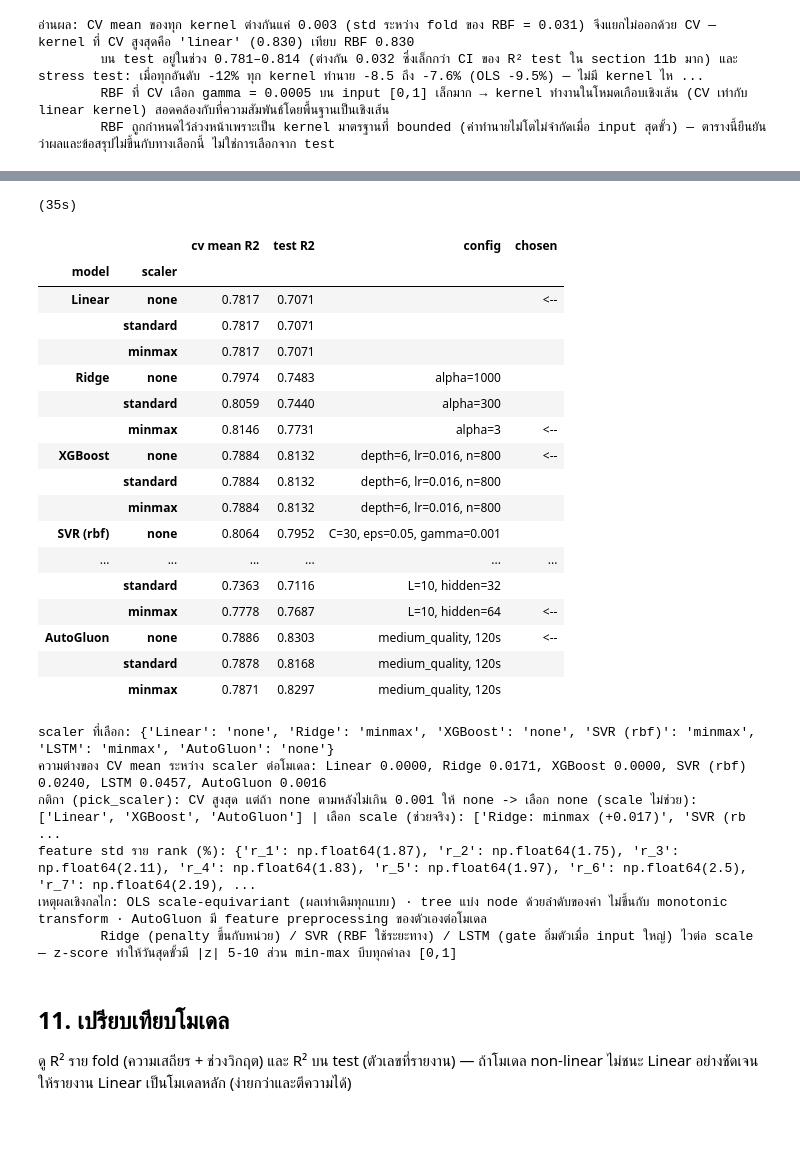
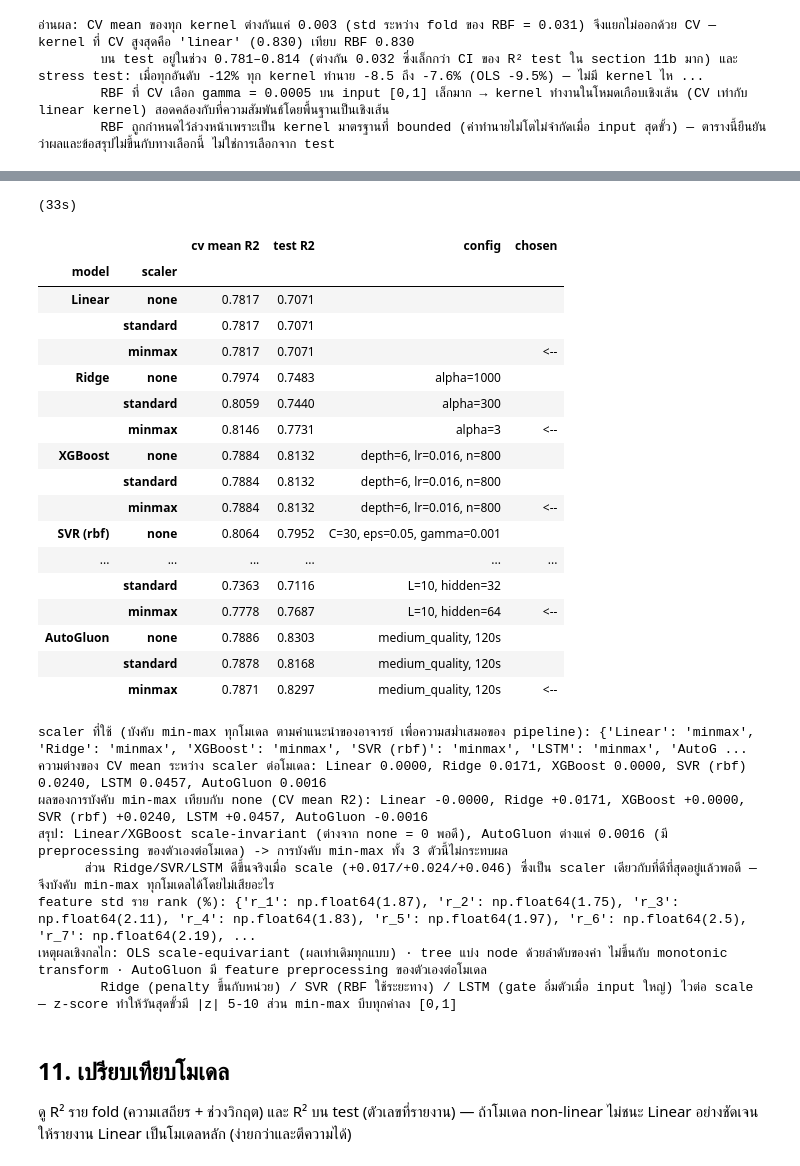
Before and after one commit to Chaut007/sp500_top10_influence, a Jupyter notebook: sp500_top10_influence.ipynb, the cells around one changed output, grey strips where cells are left out. Saved outputs shown, nothing was run; the diff lists cells and outputs as text; code cells hidden in the pictures; blank space fills up the shorter version.

```diff
--- a/sp500_top10_influence.ipynb
+++ b/sp500_top10_influence.ipynb
@@ -725,9 +713,9 @@ for p in ParameterSampler(space, n_iter=40, random_state=SEED):
 xgb_search = pd.DataFrame(rows).sort_values('cv_R2', ascending=False).reset_index(drop=True)
 print(f'random search: 40 configs x {len(SCALERS)} scalers = {len(xgb_search)} การประเมิน x 4 folds in {time.time() - t0:.0f}s')
 display(xgb_search.head(8).round(4))
-XGB_SCALER = pick_scaler(xgb_search)
-best_xgb = xgb_params(xgb_search[xgb_search.scaler == XGB_SCALER].iloc[0])
-print('best:', best_xgb, '| scaler =', XGB_SCALER)
+XGB_SCALER = 'minmax'   # บังคับ min-max ทุกโมเดล — หลักฐาน scale-invariance ด้านล่างแสดงว่าไม่กระทบผล
+best_xgb = xgb_params(xgb_search[xgb_search.scaler == XGB_SCALER].sort_values('cv_R2', ascending=False).iloc[0])
+print('best:', best_xgb, '| scaler =', XGB_SCALER, '(บังคับทุกโมเดล)')
 xgb_spread = xgb_search.groupby(list(best_xgb))['cv_R2'].agg(lambda s: s.max() - s.min())
 print(f'หลักฐาน scale-invariance: config เดียวกัน 3 scaler ให้ CV ต่างกันสูงสุด {xgb_spread.max():.1e} ใน {len(xgb_spread)} configs '
       '(tree แบ่ง node ด้วยลำดับของค่า ไม่ขึ้นกับ monotonic transform; ต่างกันแค่การปัดเศษของ histogram binning)')
@@ -771,9 +759,9 @@ t0 = time.time()
 svr_search = pd.DataFrame([{**p, 'cv_R2': cv_r2(make_svr(**p))} for p in grid]).sort_values('cv_R2', ascending=False).reset_index(drop=True)
 print(f'grid search: {len(svr_search)} configs x 4 folds in {time.time() - t0:.0f}s')
 display(svr_search.head(8).round(4))
-SVR_SCALER = pick_scaler(svr_search)
-best_svr = {**svr_params(svr_search[svr_search.scaler == SVR_SCALER].iloc[0]), 'scaler': SVR_SCALER}
-print('best:', best_svr)
+SVR_SCALER = 'minmax'   # บังคับ min-max ทุกโมเดล — เป็น scaler ที่ CV เลือกให้ SVR อยู่แล้วด้วย (ดีที่สุดในบรรดา 3 แบบ)
+best_svr = {**svr_params(svr_search[svr_search.scaler == SVR_SCALER].sort_values('cv_R2', ascending=False).iloc[0]), 'scaler': SVR_SCALER}
+print('best:', best_svr, '(บังคับทุกโมเดล; ตรงกับที่ CV เลือกอยู่แล้ว)')
 print('best config per scaler:'); display(svr_search.groupby('scaler').head(1).round(4))
 svr = run_model('SVR', make_svr(**best_svr))
 print('หมายเหตุ: CV surface ของ RBF เป็นที่ราบตามแนว C×gamma ≈ คงที่ (เช่น (30, 0.005), (100, 0.001), (300, 0.0005) ให้ CV ต่างกัน <0.001) จึงมีหลาย config ที่เทียบเท่ากัน — เลือกตัวที่ CV สูงสุดตามกติกา')
@@ -961,8 +949,8 @@ lstm_search = pd.DataFrame([{'L': L, 'hidden': h, 'scaler': sk, 'cv_R2': cv_r2(l
                             for L in [5, 10, 20] for h in [16, 32, 64] for sk in SCALERS]).sort_values('cv_R2', ascending=False).reset_index(drop=True)
 print(f'search: {len(lstm_search)} configs x 4 folds in {time.time() - t0:.0f}s')
 display(lstm_search.head(10).round(4))
-best_sk = pick_scaler(lstm_search)
-row_ = lstm_search[lstm_search.scaler == best_sk].iloc[0]
+best_sk = 'minmax'   # บังคับ min-max ทุกโมเดล — เป็น scaler ที่ CV เลือกให้ LSTM อยู่แล้วด้วย (ดีที่สุดในบรรดา 3 แบบ)
+row_ = lstm_search[lstm_search.scaler == best_sk].sort_values('cv_R2', ascending=False).iloc[0]
 best_L, best_h = int(row_['L']), int(row_['hidden'])
 lstm = run_model('LSTM', lambda: LSTMPredictor(L=best_L, hidden=best_h, scaler=best_sk))
 print(f'best L = {best_L}, hidden = {best_h}, scaler = {best_sk} | epochs used by final model: {lstm.best_epoch}')
@@ -1024,8 +1012,8 @@ if RUN_AUTOGLUON:
     ag_search = pd.DataFrame([{'scaler': sk, 'cv_R2': cv_r2(lambda sk=sk: AGPredictor(scale=sk))} for sk in SCALERS]
                              ).sort_values('cv_R2', ascending=False).reset_index(drop=True)
     print(f'scaler search: {len(SCALERS)} x 4 folds in {time.time() - t0:.0f}s'); display(ag_search.round(4))
-    AG_SCALER = pick_scaler(ag_search)
-    print(f'scaler = {AG_SCALER}  (CV ต่างกันสูงสุด {ag_search.cv_R2.max() - ag_search.cv_R2.min():.4f}; AutoGluon มี feature preprocessing ของตัวเองต่อโมเดล: tree ไม่สนใจ scale, NN normalize ภายใน)')
+    AG_SCALER = 'minmax'   # บังคับ min-max ทุกโมเดล — CV ข้างบนต่างจาก none แค่ 0.0016 (AutoGluon มี feature preprocessing ของตัวเองต่อโมเดลอยู่แล้ว: tree ไม่สนใจ scale, NN normalize ภายใน)
+    print(f'scaler = {AG_SCALER}  (บังคับทุกโมเดล; CV ต่างกันสูงสุด {ag_search.cv_R2.max() - ag_search.cv_R2.min():.4f} ระหว่าง scaler ทั้ง 3 แบบ = แทบไม่มีผล)')
     ag = run_model('AutoGluon', lambda: AGPredictor(scale=AG_SCALER))
     display(ag.predictor.leaderboard().head(8))
 else:
@@ -1056,60 +1044,64 @@ MAPE_%    0.304    0.530    0.333    0.365    0.308
 # %%
-# ===== 10b. สรุป: โมเดลไหนต้อง normalize และแบบไหน? — none / z-score / min-max ทุกโมเดล protocol เดียวกัน =====
+# ===== 10b. ทำไมบังคับ min-max ทุกโมเดล — เทียบ none / z-score / min-max ด้วย protocol เดียวกันเพื่อยืนยันว่าไม่กระทบผล =====
 # cv mean R2 = config ที่ดีที่สุดของ scaler นั้นจาก search ใน section ของโมเดล; test R2 = fit ใหม่บน train ทั้งหมดด้วย config นั้น (แสดงเพื่อความโปร่งใส ไม่ได้ใช้เลือก)
 def best_of(search, sk):
     return search[search.scaler == sk].sort_values('cv_R2', ascending=False).iloc[0]
 
 specs = [('Linear',    lin_search,   lambda r, sk: Tabular(LinearRegression(), scale=sk),                        lambda r: '',                                   LIN_SCALER),
          ('Ridge',     ridge_search, lambda r, sk: Tabular(Ridge(alpha=float(r.alpha)), scale=sk),               lambda r: f'alpha={float(r.alpha):g}',          RIDGE_SCALER),
          ('XGBoost',   xgb_search,   lambda r, sk: make_xgb(scaler=sk, **xgb_params(r))(),
           lambda r: f"depth={int(r.max_depth)}, lr={float(r.learning_rate):.3f}, n={int(r.n_estimators)}",                                                     XGB_SCALER),
          ('SVR (rbf)', svr_search,   lambda r, sk: make_svr(scaler=sk, **svr_params(r))(),                        lambda r: f"C={float(r.C):g}, eps={float(r.epsilon):g}, gamma={r.gamma}", SVR_SCALER),
          ('LSTM',      lstm_search,  lambda r, sk: LSTMPredictor(L=int(r.L), hidden=int(r.hidden), scaler=sk),  lambda r: f'L={int(r.L)}, hidden={int(r.hidden)}', best_sk)]
 if RUN_AUTOGLUON:
     specs.append(('AutoGluon', ag_search, lambda r, sk: AGPredictor(scale=sk), lambda r: f'medium_quality, {AG_TIME_LIMIT}s', AG_SCALER))
 
 t0 = time.time()
 scale_rows = []
 for name, search, build, cfg, chosen in specs:
     for sk in SCALERS:
         r = best_of(search, sk)
         scale_rows.append({'model': name, 'scaler': sk, 'cv mean R2': float(r.cv_R2), 'test R2': fit_eval(build(r, sk), TEST)[0]['R2'],
                            'config': cfg(r), 'chosen': '<--' if sk == chosen else ''})
 scale_check = pd.DataFrame(scale_rows).set_index(['model', 'scaler'])
 print(f'({time.time() - t0:.0f}s)'); display(scale_check.round(4))
 
 spread = scale_check.groupby(level='model', sort=False)['cv mean R2'].agg(lambda s: s.max() - s.min())
 chosen = {name: ch for name, _, _, _, ch in specs}
-print('scaler ที่เลือก:', chosen)
+delta_vs_none = {name: float(scale_check.loc[(name, 'minmax'), 'cv mean R2'] - scale_check.loc[(name, 'none'), 'cv mean R2']) for name in spread.index}
+print('scaler ที่ใช้ (บังคับ min-max ทุกโมเดล ตามคำแนะนำของอาจารย์ เพื่อความสม่ำเสมอของ pipeline):', chosen)
 print('ความต่างของ CV mean ระหว่าง scaler ต่อโมเดล: ' + ', '.join(f'{k} {v:.4f}' for k, v in spread.items()))
-print(f'กติกา (pick_scaler): CV สูงสุด แต่ถ้า none ตามหลังไม่เกิน {SCALER_TOL} ให้ none -> '
-      f'เลือก none (scale ไม่ช่วย): {[k for k, v in chosen.items() if v == "none"]} | เลือก scale (ช่วยจริง): {[f"{k}: {v} (+{spread[k]:.3f})" for k, v in chosen.items() if v != "none"]}')
+print('ผลของการบังคับ min-max เทียบกับ none (CV mean R2): ' + ', '.join(f'{k} {v:+.4f}' for k, v in delta_vs_none.items()))
+print('สรุป: Linear/XGBoost scale-invariant (ต่างจาก none = 0 พอดี), AutoGluon ต่างแค่ 0.0016 (มี preprocessing ของตัวเองต่อโมเดล) -> การบังคับ min-max ทั้ง 3 ตัวนี้ไม่กระทบผล')
+print('      ส่วน Ridge/SVR/LSTM ดีขึ้นจริงเมื่อ scale (+0.017/+0.024/+0.046) ซึ่งเป็น scaler เดียวกับที่ดีที่สุดอยู่แล้วพอดี — จึงบังคับ min-max ทุกโมเดลได้โดยไม่เสียอะไร')
 print('feature std ราย rank (%):', dict(zip(RET_COLS, np.round(X_all.std().to_numpy(), 2))), '-> หน่วยเดียวกัน std ใกล้กัน แต่มีหางหนา (min -21%, max +24%)')
 print('เหตุผลเชิงกลไก: OLS scale-equivariant (ผลเท่าเดิมทุกแบบ) · tree แบ่ง node ด้วยลำดับของค่า ไม่ขึ้นกับ monotonic transform · AutoGluon มี feature preprocessing ของตัวเองต่อโมเดล')
 print('        Ridge (penalty ขึ้นกับหน่วย) / SVR (RBF ใช้ระยะทาง) / LSTM (gate อิ่มตัวเมื่อ input ใหญ่) ไวต่อ scale — z-score ทำให้วันสุดขั้วมี |z| 5-10 ส่วน min-max บีบทุกค่าลง [0,1]')
 # %% [output]
-(35s)
+(33s)
 |  |  | cv mean R2 | test R2 | config | chosen |
 | model | scaler |  |  |  |  |
-| Linear | none | 0.7817 | 0.7071 |  | <-- |
+| Linear | none | 0.7817 | 0.7071 |  |  |
 |  | standard | 0.7817 | 0.7071 |  |  |
-|  | minmax | 0.7817 | 0.7071 |  |  |
+|  | minmax | 0.7817 | 0.7071 |  | <-- |
 | Ridge | none | 0.7974 | 0.7483 | alpha=1000 |  |
 |  | standard | 0.8059 | 0.7440 | alpha=300 |  |
 |  | minmax | 0.8146 | 0.7731 | alpha=3 | <-- |
-| XGBoost | none | 0.7884 | 0.8132 | depth=6, lr=0.016, n=800 | <-- |
+| XGBoost | none | 0.7884 | 0.8132 | depth=6, lr=0.016, n=800 |  |
 |  | standard | 0.7884 | 0.8132 | depth=6, lr=0.016, n=800 |  |
-|  | minmax | 0.7884 | 0.8132 | depth=6, lr=0.016, n=800 |  |
+|  | minmax | 0.7884 | 0.8132 | depth=6, lr=0.016, n=800 | <-- |
 | SVR (rbf) | none | 0.8064 | 0.7952 | C=30, eps=0.05, gamma=0.001 |  |
 | ... | ... | ... | ... | ... | ... |
 |  | standard | 0.7363 | 0.7116 | L=10, hidden=32 |  |
 |  | minmax | 0.7778 | 0.7687 | L=10, hidden=64 | <-- |
-| AutoGluon | none | 0.7886 | 0.8303 | medium_quality, 120s | <-- |
+| AutoGluon | none | 0.7886 | 0.8303 | medium_quality, 120s |  |
 |  | standard | 0.7878 | 0.8168 | medium_quality, 120s |  |
-|  | minmax | 0.7871 | 0.8297 | medium_quality, 120s |  |
+|  | minmax | 0.7871 | 0.8297 | medium_quality, 120s | <-- |
-scaler ที่เลือก: {'Linear': 'none', 'Ridge': 'minmax', 'XGBoost': 'none', 'SVR (rbf)': 'minmax', 'LSTM': 'minmax', 'AutoGluon': 'none'}
+scaler ที่ใช้ (บังคับ min-max ทุกโมเดล ตามคำแนะนำของอาจารย์ เพื่อความสม่ำเสมอของ pipeline): {'Linear': 'minmax', 'Ridge': 'minmax', 'XGBoost': 'minmax', 'SVR (rbf)': 'minmax', 'LSTM': 'minmax', 'AutoG ...
 ความต่างของ CV mean ระหว่าง scaler ต่อโมเดล: Linear 0.0000, Ridge 0.0171, XGBoost 0.0000, SVR (rbf) 0.0240, LSTM 0.0457, AutoGluon 0.0016
-กติกา (pick_scaler): CV สูงสุด แต่ถ้า none ตามหลังไม่เกิน 0.001 ให้ none -> เลือก none (scale ไม่ช่วย): ['Linear', 'XGBoost', 'AutoGluon'] | เลือก scale (ช่วยจริง): ['Ridge: minmax (+0.017)', 'SVR (rb ...
+ผลของการบังคับ min-max เทียบกับ none (CV mean R2): Linear -0.0000, Ridge +0.0171, XGBoost +0.0000, SVR (rbf) +0.0240, LSTM +0.0457, AutoGluon -0.0016
+สรุป: Linear/XGBoost scale-invariant (ต่างจาก none = 0 พอดี), AutoGluon ต่างแค่ 0.0016 (มี preprocessing ของตัวเองต่อโมเดล) -> การบังคับ min-max ทั้ง 3 ตัวนี้ไม่กระทบผล
+      ส่วน Ridge/SVR/LSTM ดีขึ้นจริงเมื่อ scale (+0.017/+0.024/+0.046) ซึ่งเป็น scaler เดียวกับที่ดีที่สุดอยู่แล้วพอดี — จึงบังคับ min-max ทุกโมเดลได้โดยไม่เสียอะไร
 feature std ราย rank (%): {'r_1': np.float64(1.87), 'r_2': np.float64(1.75), 'r_3': np.float64(2.11), 'r_4': np.float64(1.83), 'r_5': np.float64(1.97), 'r_6': np.float64(2.5), 'r_7': np.float64(2.19), ...
 เหตุผลเชิงกลไก: OLS scale-equivariant (ผลเท่าเดิมทุกแบบ) · tree แบ่ง node ด้วยลำดับของค่า ไม่ขึ้นกับ monotonic transform · AutoGluon มี feature preprocessing ของตัวเองต่อโมเดล
         Ridge (penalty ขึ้นกับหน่วย) / SVR (RBF ใช้ระยะทาง) / LSTM (gate อิ่มตัวเมื่อ input ใหญ่) ไวต่อ scale — z-score ทำให้วันสุดขั้วมี |z| 5-10 ส่วน min-max บีบทุกค่าลง [0,1]
```
Also changed, not shown: parts of 17 cells of this notebook, 4 other files.
